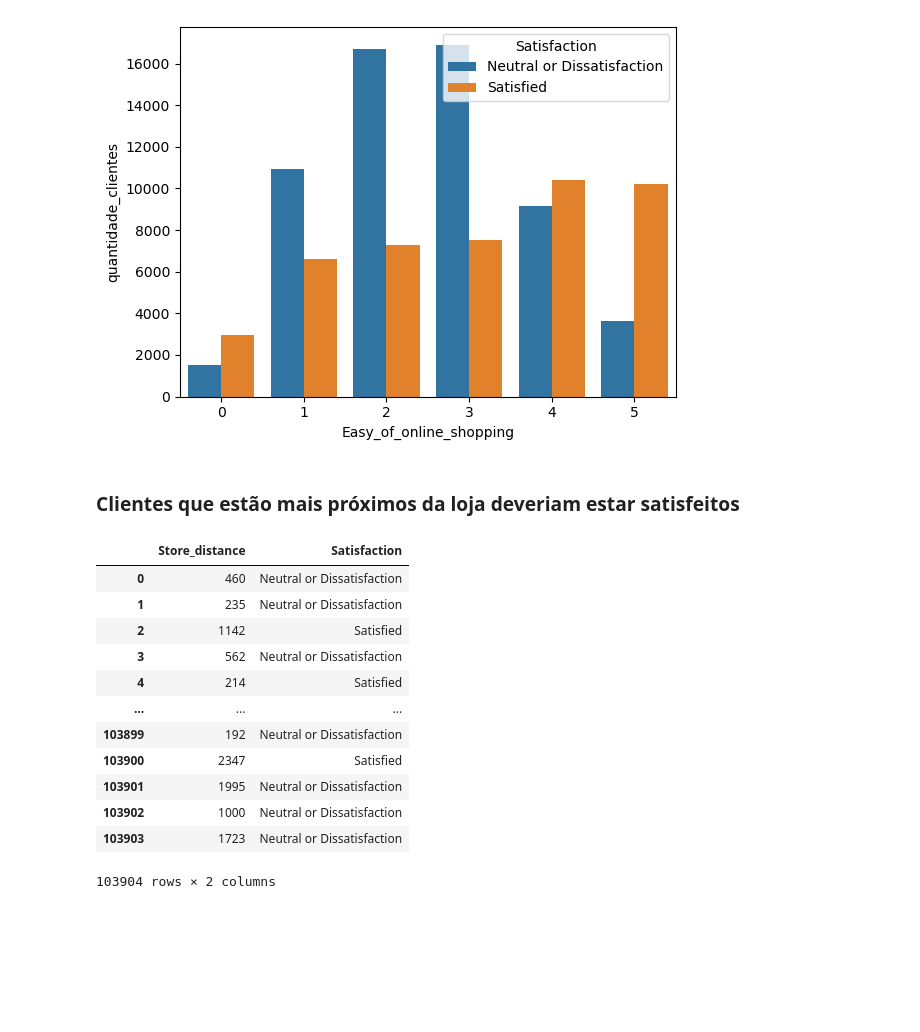
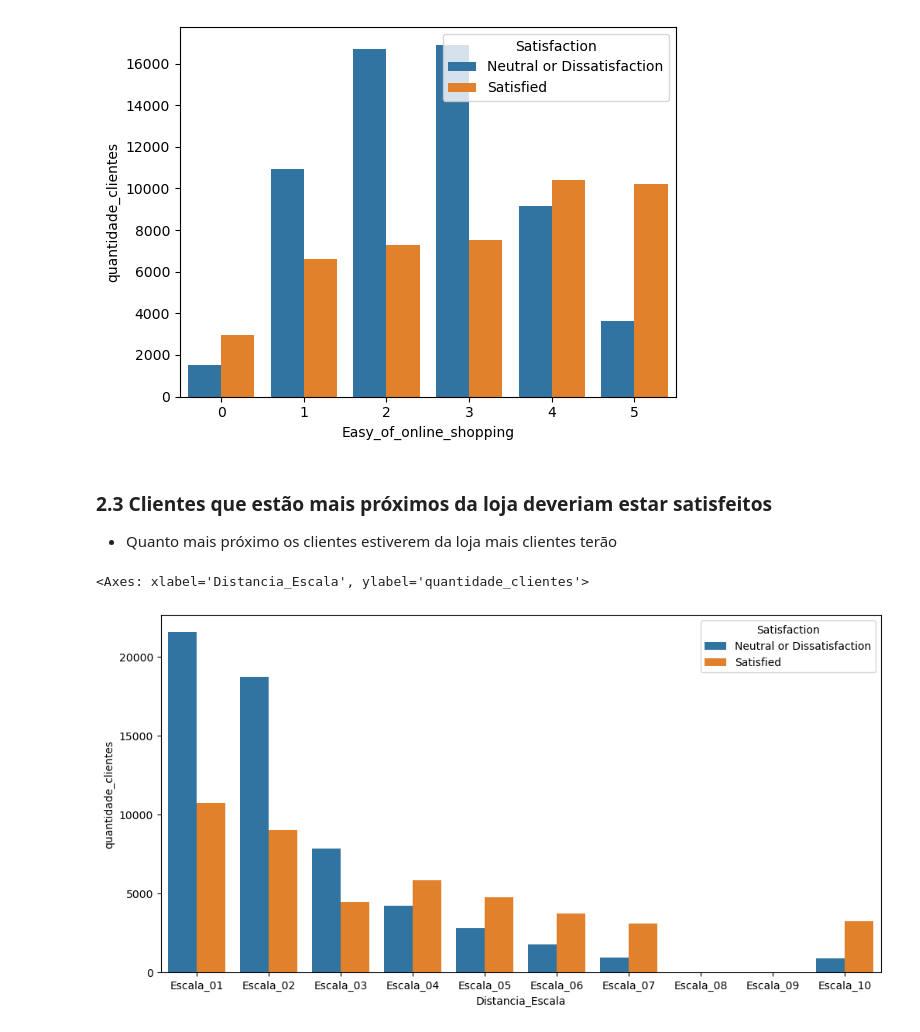
Before and after one commit to Lucas-Sobreira/Hackday_InStyle_Promoter_Score, a Jupyter notebook: projeto.ipynb, the cells around one changed output. Saved outputs shown, nothing was run; the diff lists cells and outputs as text; code cells hidden in the pictures; blank space fills up the shorter version.

```diff
--- a/projeto.ipynb
+++ b/projeto.ipynb
@@ -186,8 +183,5 @@ sns.distplot( df1['Delivery_delay_in_minutes'], kde=True )
 # %% [output]
 <Axes: xlabel='Delivery_delay_in_minutes', ylabel='Density'>
 [figure]
-# %%
-df1['Satisfaction_Dummy'] = df1['Satisfaction'].apply(lambda x: 0 if x == "Neutral or Dissatisfaction" else 1 if x == 'Satisfied' else '')
-sns.distplot(df1['Satisfaction_Dummy'], kde=True)
 # %% [markdown]
 ##### Tentando Tratar Outliers
@@ -265,20 +262,28 @@ sns.barplot(x= 'Easy_of_online_shopping', y='quantidade_clientes', data=compra_o
 <Axes: xlabel='Easy_of_online_shopping', ylabel='quantidade_clientes'>
 [figure]
 # %% [markdown]
-### Clientes que estão mais próximos da loja deveriam estar satisfeitos
+### 2.3 Clientes que estão mais próximos da loja deveriam estar satisfeitos
+
+- Quanto mais próximo os clientes estiverem da loja mais clientes terão
-# %%
-df2[['Store_distance', 'Satisfaction']]
-# %% [output]
-|  | Store_distance | Satisfaction |
-| 0 | 460 | Neutral or Dissatisfaction |
-| 1 | 235 | Neutral or Dissatisfaction |
-| 2 | 1142 | Satisfied |
-| 3 | 562 | Neutral or Dissatisfaction |
-| 4 | 214 | Satisfied |
-| ... | ... | ... |
-| 103899 | 192 | Neutral or Dissatisfaction |
-| 103900 | 2347 | Satisfied |
-| 103901 | 1995 | Neutral or Dissatisfaction |
-| 103902 | 1000 | Neutral or Dissatisfaction |
-| 103903 | 1723 | Neutral or Dissatisfaction |
-103904 rows × 2 columns
+# %%
+distancia_loja = df2[['id', 'Store_distance', 'Satisfaction']]
+distancia_loja['Distancia_Escala'] = distancia_loja['Store_distance'].apply(lambda x: "Escala_01" if x <= 500 else
+                                                                                      "Escala_02" if (x > 500) & (x <= 1000) else
+                                                                                      "Escala_03" if (x > 1000) & (x <= 1500) else
+                                                                                      "Escala_04" if (x > 1500) & (x <= 2000) else
+                                                                                      "Escala_05" if (x > 2000) & (x <= 2500) else
+                                                                                      "Escala_06" if (x > 2500) & (x <= 3000) else
+                                                                                      "Escala_07" if (x > 3000) & (x <= 3500) else
+                                                                                      "Escala_08" if (x > 4000) & (x <= 4500) else
+                                                                                      "Escala_09" if (x > 4500) & (x <= 5000) else
+                                                                                      "Escala_10")
+
+distancia_loja = distancia_loja.groupby(['Distancia_Escala', 'Satisfaction']).agg(
+                                                                                quantidade_clientes = pd.NamedAgg('id', 'count')
+                                                                                )
+
+fig, ax = pyplot.subplots(figsize=(12, 6))
+sns.barplot(x= 'Distancia_Escala', y='quantidade_clientes', data=distancia_loja.reset_index(), hue='Satisfaction', ax=ax)
+# %% [output]
+<Axes: xlabel='Distancia_Escala', ylabel='quantidade_clientes'>
+[figure, added]
```
Also changed, not shown: parts of 18 cells of this notebook.
